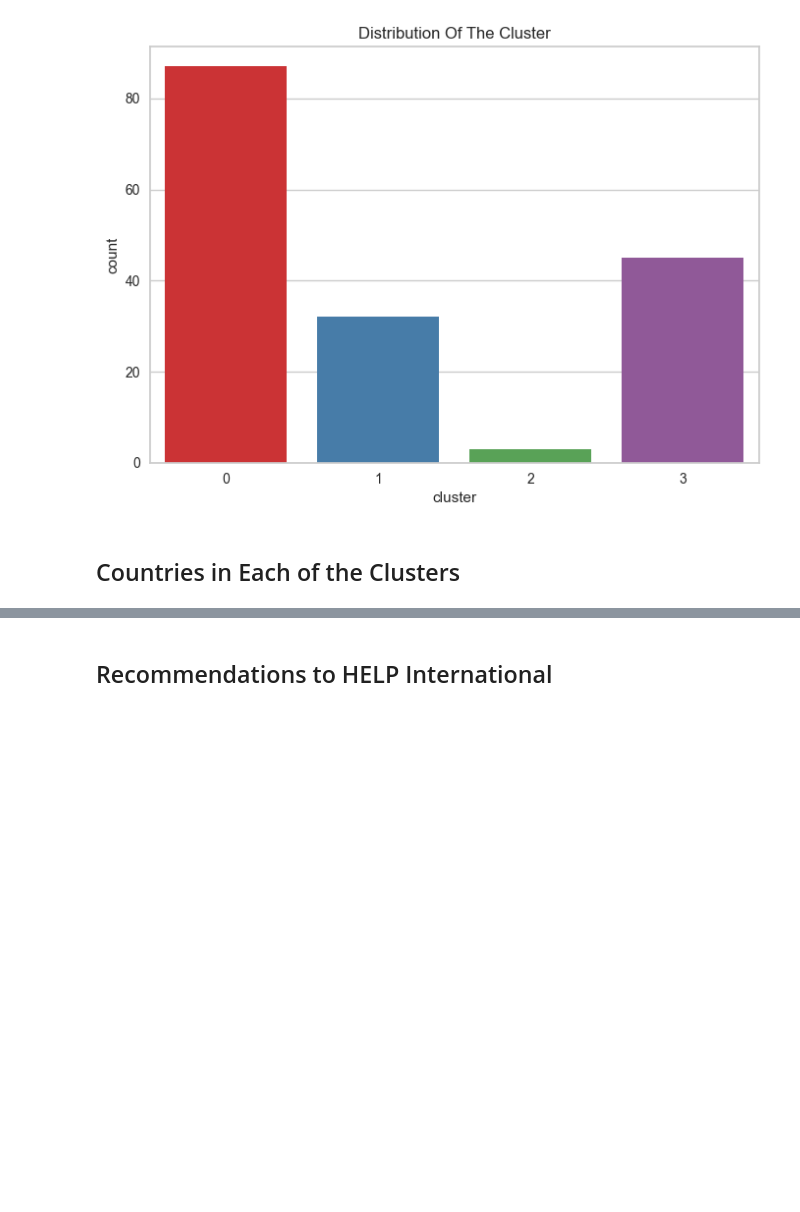
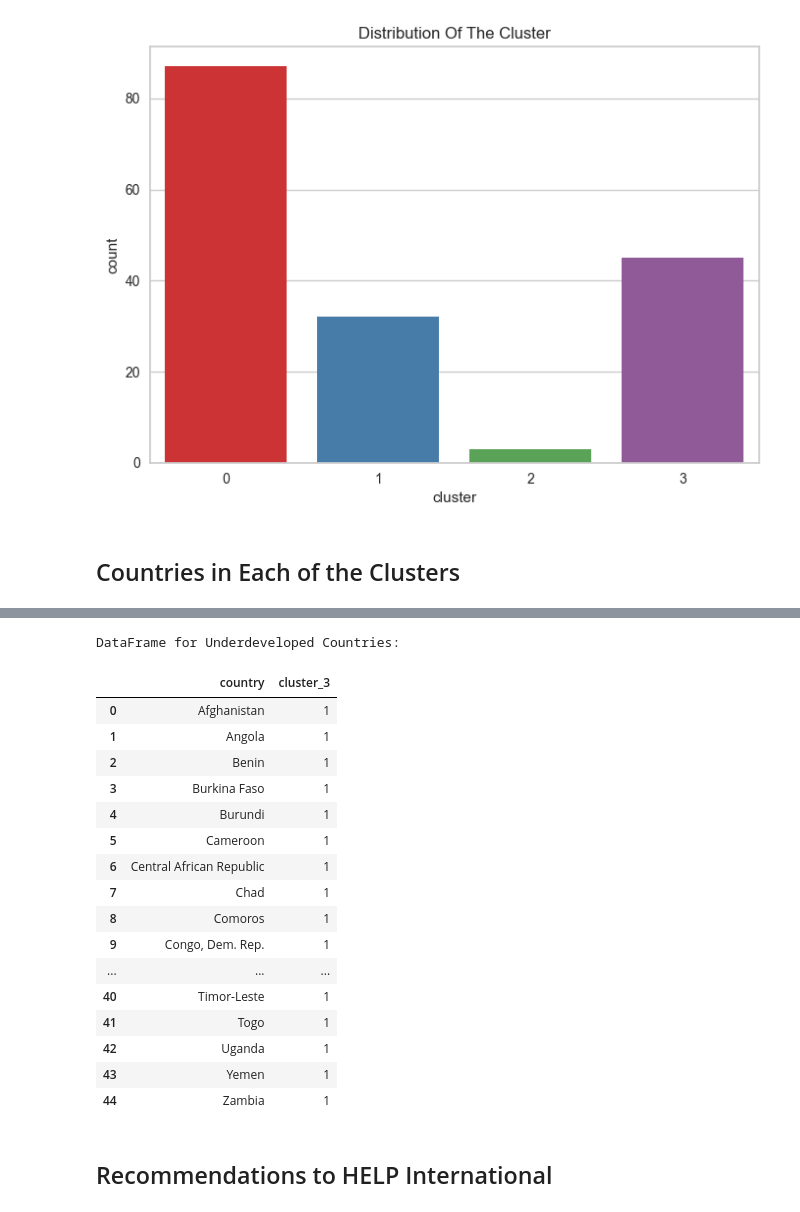
Before and after one commit to I-amyayi/Clustering-PCA, a Jupyter notebook: NGO.ipynb, the cells around one changed output, grey strips where cells are left out. Saved outputs shown, nothing was run; the diff lists cells and outputs as text; code cells hidden in the pictures; blank space fills up the shorter version.

```diff
--- a/NGO.ipynb
+++ b/NGO.ipynb
@@ -541,3 +563,25 @@ DataFrame for cluster_3:
+# %%
+print("DataFrame for Underdeveloped Countries:")
+Underdeveloped
+# %% [output]
+DataFrame for Underdeveloped Countries:
+|  | country | cluster_3 |
+| 0 | Afghanistan | 1 |
+| 1 | Angola | 1 |
+| 2 | Benin | 1 |
+| 3 | Burkina Faso | 1 |
+| 4 | Burundi | 1 |
+| 5 | Cameroon | 1 |
+| 6 | Central African Republic | 1 |
+| 7 | Chad | 1 |
+| 8 | Comoros | 1 |
+| 9 | Congo, Dem. Rep. | 1 |
+| ... | ... | ... |
+| 40 | Timor-Leste | 1 |
+| 41 | Togo | 1 |
+| 42 | Uganda | 1 |
+| 43 | Yemen | 1 |
+| 44 | Zambia | 1 |
 # %% [markdown]
 ## Recommendations to HELP International
 # %% [markdown]
```
Also changed, not shown: parts of 4 cells of this notebook.
